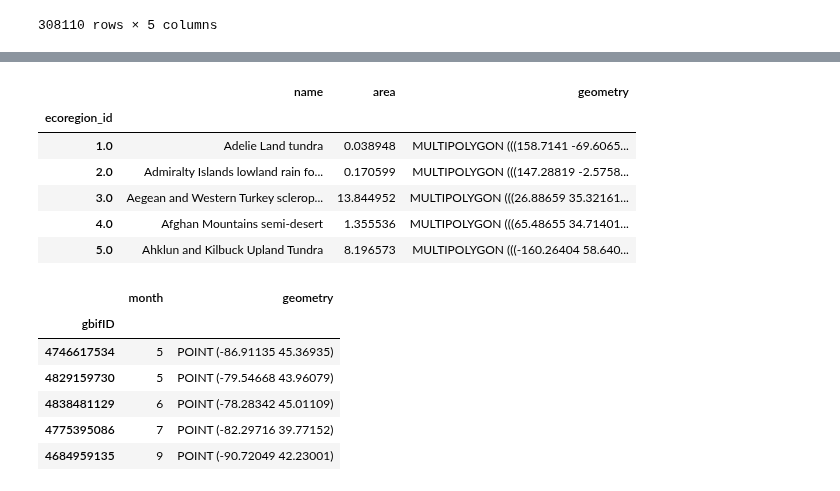
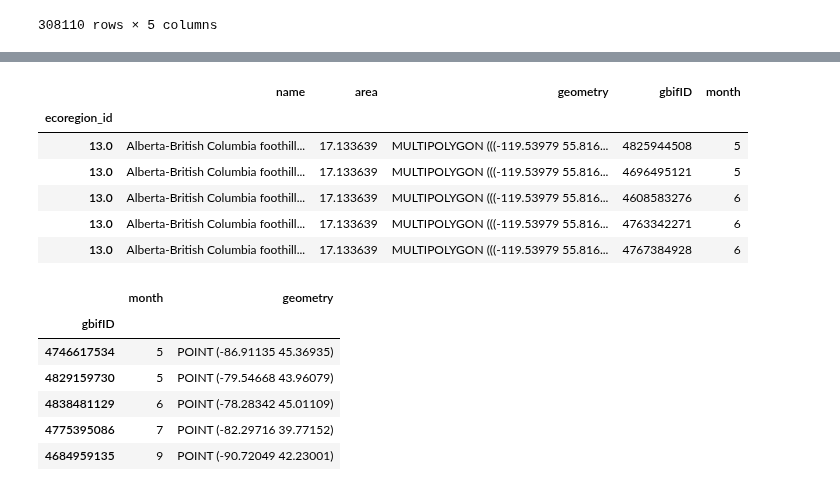
Before and after one commit to earthlab-education/foundations-of-earth-analytics-2024-species-distribution-coding-challenge-fundamentals-03-species-di, a Jupyter notebook: notebooks/rose-breasted-grosbeak.ipynb, the cells around one changed output, grey strips where cells are left out. Cells and saved outputs as stored; diff of their text form; code cells hidden in the pictures.

```diff
--- a/notebooks/rose-breasted-grosbeak.ipynb
+++ b/notebooks/rose-breasted-grosbeak.ipynb
@@ -215,8 +215,8 @@ gbif_gdf
 312913 rows × 2 columns
 # %%
 # Normalize data to show the average number of observations for each
-# ecoregion
-ecoregion_gdf = (
+# ecoregion -joining two GeoDataframes
+species_region_gdf = (
     ecoregion_gdf
     # Match the CRS of the GBIF data and the ecoregions
     .to_crs(gbif_gdf.crs)
@@ -227,7 +227,7 @@ ecoregion_gdf = (
         predicate='contains')
 
 )
-ecoregion_gdf
+species_region_gdf
 # %% [output]
 |  | name | area | geometry | gbifID | month |
 | ecoregion_id |  |  |  |  |  |
@@ -265,13 +246,13 @@ ecoregion_gdf.plot()
 # %%
-ecoregion_gdf.head()
+species_region_gdf.head()
 # %% [output]
-|  | name | area | geometry |
-| ecoregion_id |  |  |  |
-| 1.0 | Adelie Land tundra | 0.038948 | MULTIPOLYGON (((158.7141 -69.6065... |
-| 2.0 | Admiralty Islands lowland rain fo... | 0.170599 | MULTIPOLYGON (((147.28819 -2.5758... |
-| 3.0 | Aegean and Western Turkey sclerop... | 13.844952 | MULTIPOLYGON (((26.88659 35.32161... |
-| 4.0 | Afghan Mountains semi-desert | 1.355536 | MULTIPOLYGON (((65.48655 34.71401... |
-| 5.0 | Ahklun and Kilbuck Upland Tundra | 8.196573 | MULTIPOLYGON (((-160.26404 58.640... |
+|  | name | area | geometry | gbifID | month |
+| ecoregion_id |  |  |  |  |  |
+| 13.0 | Alberta-British Columbia foothill... | 17.133639 | MULTIPOLYGON (((-119.53979 55.816... | 4825944508 | 5 |
+| 13.0 | Alberta-British Columbia foothill... | 17.133639 | MULTIPOLYGON (((-119.53979 55.816... | 4696495121 | 5 |
+| 13.0 | Alberta-British Columbia foothill... | 17.133639 | MULTIPOLYGON (((-119.53979 55.816... | 4608583276 | 6 |
+| 13.0 | Alberta-British Columbia foothill... | 17.133639 | MULTIPOLYGON (((-119.53979 55.816... | 4763342271 | 6 |
+| 13.0 | Alberta-British Columbia foothill... | 17.133639 | MULTIPOLYGON (((-119.53979 55.816... | 4767384928 | 6 |
 # %%
 gbif_gdf.head()
 # %% [output]
```
Also changed, not shown: parts of 5 cells of this notebook.
